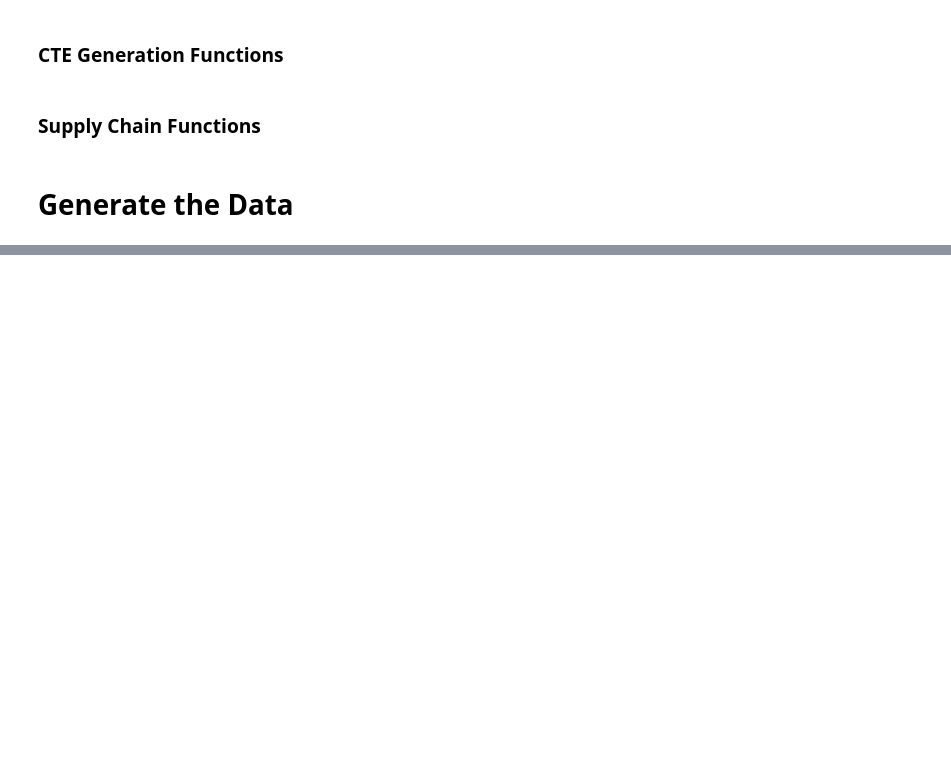
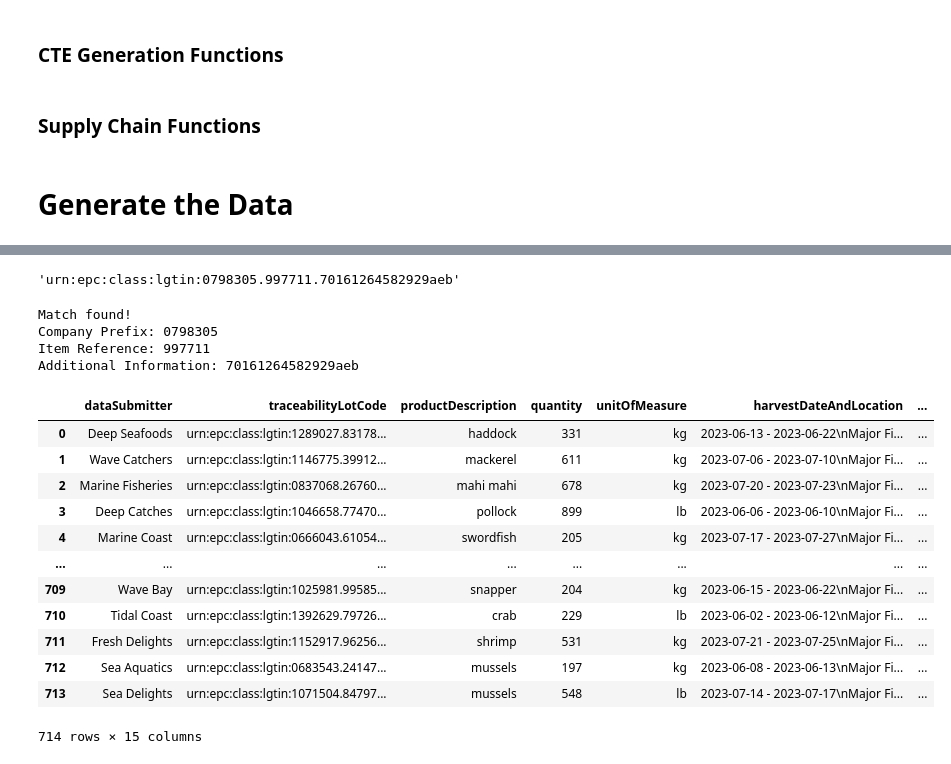
Before and after one commit to jcusworth1/GMU-DAEN690-FoodTraceability, a Jupyter notebook: generation_workflow.ipynb, the cells around one changed output, grey strips where cells are left out. Saved outputs shown, nothing was run; the diff lists cells and outputs as text; code cells hidden in the pictures; blank space fills up the shorter version.

```diff
--- a/generation_workflow.ipynb
+++ b/generation_workflow.ipynb
@@ -1009,0 +1042,41 @@ Name: count, Length: 1558, dtype: int64
+# %%
+dfs['transformation'].traceabilityLotCode[0]
+# %% [output]
+'urn:epc:class:lgtin:0798305.997711.70161264582929aeb'
+# %%
+import re
+
+pattern = r'^urn:epc:class:lgtin:([0-9]{7})\.([0-9]{6})\.([!%-?A-Z_a-z\x22]{1,20})$'
+
+# Example usage
+test_string = dfs['transformation'].traceabilityLotCode[0]
+
+match = re.match(pattern, test_string)
+if match:
+    print("Match found!")
+    print("Company Prefix:", match.group(1))
+    print("Item Reference:", match.group(2))
+    print("Additional Information:", match.group(3))
+else:
+    print("No match.")
+# %% [output]
+Match found!
+Company Prefix: 0798305
+Item Reference: 997711
+Additional Information: 70161264582929aeb
+# %%
+dfs['firstLandBasedReceiving']
+# %% [output]
+|  | dataSubmitter | traceabilityLotCode | productDescription | quantity | unitOfMeasure | harvestDateAndLocation | ... |
+| 0 | Deep Seafoods | urn:epc:class:lgtin:1289027.83178... | haddock | 331 | kg | 2023-06-13 - 2023-06-22\nMajor Fi... | ... |
+| 1 | Wave Catchers | urn:epc:class:lgtin:1146775.39912... | mackerel | 611 | kg | 2023-07-06 - 2023-07-10\nMajor Fi... | ... |
+| 2 | Marine Fisheries | urn:epc:class:lgtin:0837068.26760... | mahi mahi | 678 | kg | 2023-07-20 - 2023-07-23\nMajor Fi... | ... |
+| 3 | Deep Catches | urn:epc:class:lgtin:1046658.77470... | pollock | 899 | lb | 2023-06-06 - 2023-06-10\nMajor Fi... | ... |
+| 4 | Marine Coast | urn:epc:class:lgtin:0666043.61054... | swordfish | 205 | kg | 2023-07-17 - 2023-07-27\nMajor Fi... | ... |
+| ... | ... | ... | ... | ... | ... | ... | ... |
+| 709 | Wave Bay | urn:epc:class:lgtin:1025981.99585... | snapper | 204 | kg | 2023-06-15 - 2023-06-22\nMajor Fi... | ... |
+| 710 | Tidal Coast | urn:epc:class:lgtin:1392629.79726... | crab | 229 | lb | 2023-06-02 - 2023-06-12\nMajor Fi... | ... |
+| 711 | Fresh Delights | urn:epc:class:lgtin:1152917.96256... | shrimp | 531 | kg | 2023-07-21 - 2023-07-25\nMajor Fi... | ... |
+| 712 | Sea Aquatics | urn:epc:class:lgtin:0683543.24147... | mussels | 197 | kg | 2023-06-08 - 2023-06-13\nMajor Fi... | ... |
+| 713 | Sea Delights | urn:epc:class:lgtin:1071504.84797... | mussels | 548 | lb | 2023-07-14 - 2023-07-17\nMajor Fi... | ... |
+714 rows × 15 columns
```
Also changed, not shown: parts of 19 cells of this notebook, 1 other file.
